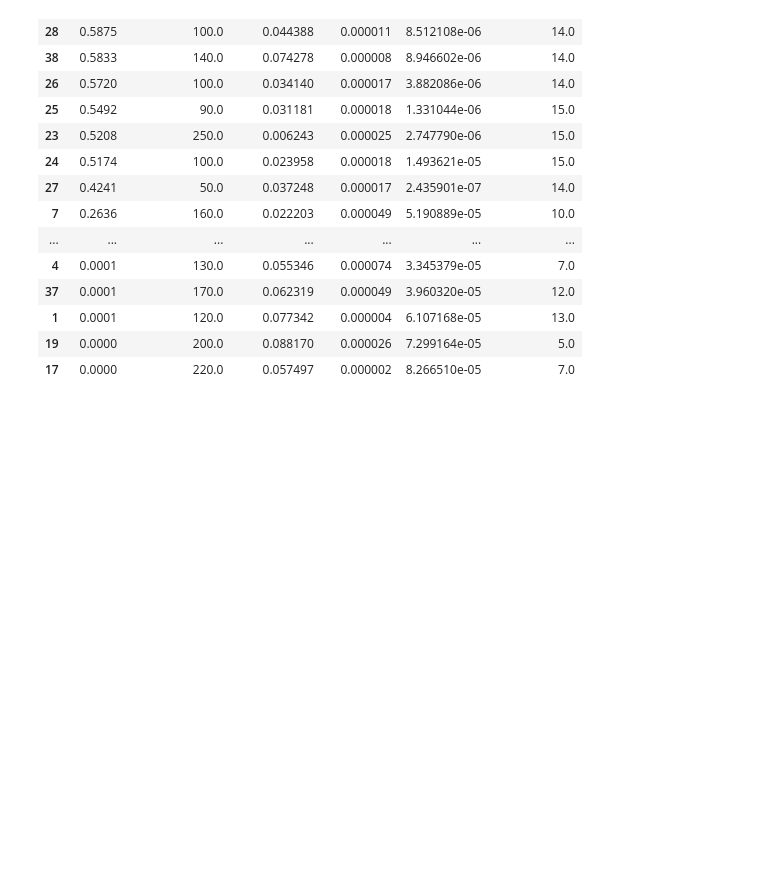
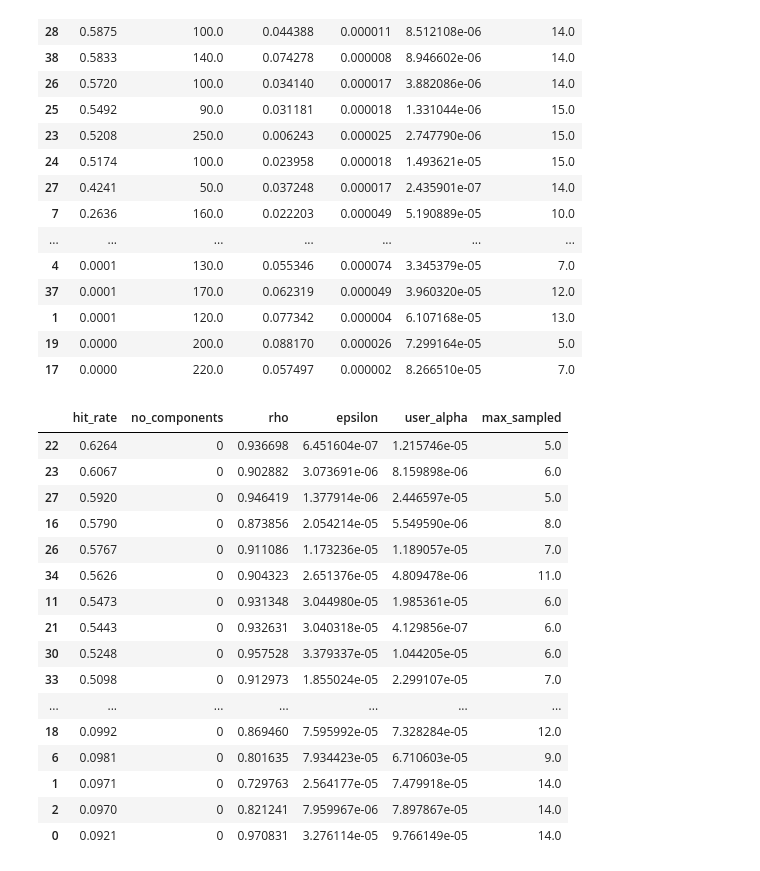
Before and after one commit to Ruruthia/OPUS, a Jupyter notebook: other/Analyze_trials.ipynb, the cells around one changed output. Drawn from its saved outputs; the diff is of its cells as text; code cells hidden in the pictures; blank space fills up the shorter version.

```diff
--- a/other/Analyze_trials.ipynb
+++ b/other/Analyze_trials.ipynb
@@ -79,3 +79,37 @@ results_pdf.sort_values('hit_rate', ascending=False)
 | 17 | 0.0000 | 220.0 | 0.057497 | 0.000002 | 8.266510e-05 | 7.0 |
 # %%
 px.parallel_coordinates(results_pdf, color='hit_rate')
+# %%
+with open('/pio/scratch/1/i313924/data/lightfm_data/hyperopt_trials_adadelta_word2vec.pickle', 'rb') as f_in:
+    trials = pickle.load(f_in)
+
+results_pdf = pd.DataFrame([
+    {
+        'hit_rate': -trial['result']['loss'],
+        "no_components": trial['misc']['vals']["no_components"][0],
+        "rho": trial['misc']['vals']["rho"][0],
+        "epsilon": trial['misc']['vals']["epsilon"][0],
+        "user_alpha": trial['misc']['vals']["user_alpha"][0],
+        "max_sampled": trial['misc']['vals']["max_samples"][0],
+    }
+    for trial in trials.trials
+])
+results_pdf.sort_values('hit_rate', ascending=False)
+# %% [output]
+|  | hit_rate | no_components | rho | epsilon | user_alpha | max_sampled |
+| 22 | 0.6264 | 0 | 0.936698 | 6.451604e-07 | 1.215746e-05 | 5.0 |
+| 23 | 0.6067 | 0 | 0.902882 | 3.073691e-06 | 8.159898e-06 | 6.0 |
+| 27 | 0.5920 | 0 | 0.946419 | 1.377914e-06 | 2.446597e-05 | 5.0 |
+| 16 | 0.5790 | 0 | 0.873856 | 2.054214e-05 | 5.549590e-06 | 8.0 |
+| 26 | 0.5767 | 0 | 0.911086 | 1.173236e-05 | 1.189057e-05 | 7.0 |
+| 34 | 0.5626 | 0 | 0.904323 | 2.651376e-05 | 4.809478e-06 | 11.0 |
+| 11 | 0.5473 | 0 | 0.931348 | 3.044980e-05 | 1.985361e-05 | 6.0 |
+| 21 | 0.5443 | 0 | 0.932631 | 3.040318e-05 | 4.129856e-07 | 6.0 |
+| 30 | 0.5248 | 0 | 0.957528 | 3.379337e-05 | 1.044205e-05 | 6.0 |
+| 33 | 0.5098 | 0 | 0.912973 | 1.855024e-05 | 2.299107e-05 | 7.0 |
+| ... | ... | ... | ... | ... | ... | ... |
+| 18 | 0.0992 | 0 | 0.869460 | 7.595992e-05 | 7.328284e-05 | 12.0 |
+| 6 | 0.0981 | 0 | 0.801635 | 7.934423e-05 | 6.710603e-05 | 9.0 |
+| 1 | 0.0971 | 0 | 0.729763 | 2.564177e-05 | 7.479918e-05 | 14.0 |
+| 2 | 0.0970 | 0 | 0.821241 | 7.959967e-06 | 7.897867e-05 | 14.0 |
+| 0 | 0.0921 | 0 | 0.970831 | 3.276114e-05 | 9.766149e-05 | 14.0 |
```
Also changed, not shown: parts of 5 cells of this notebook, 6 other files.
